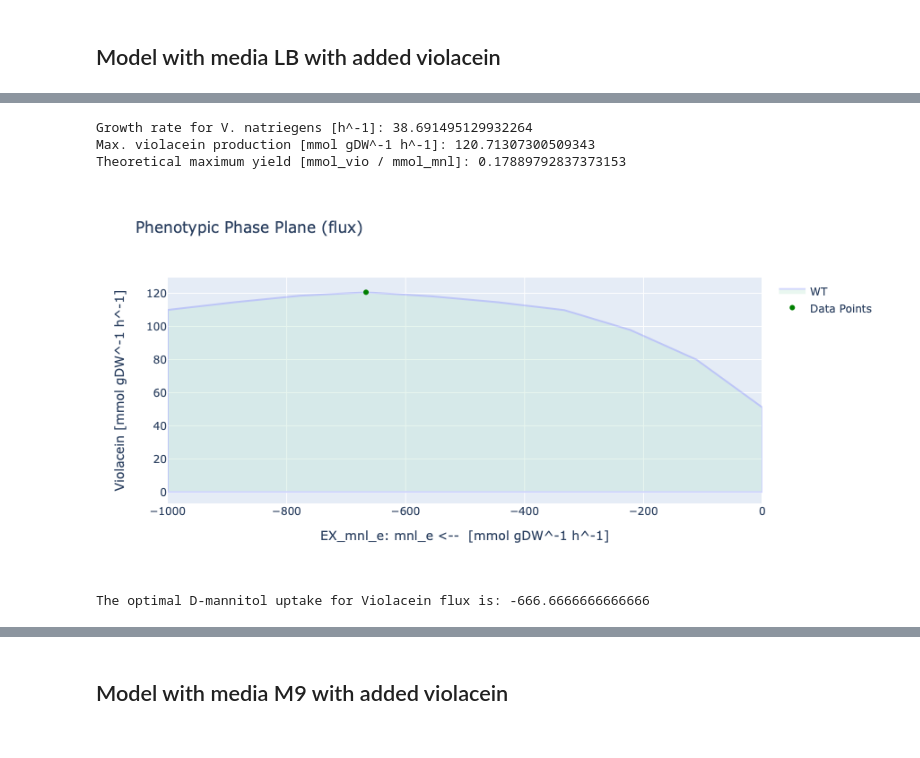
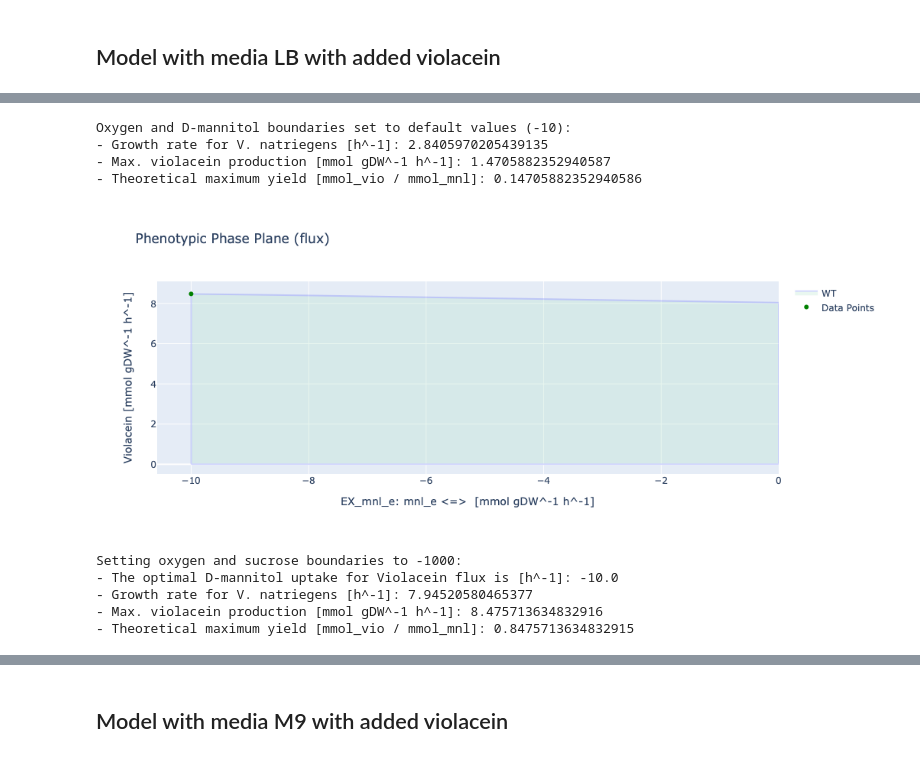
Before and after one commit to 27410/group-assignment-2021-group_1_vibrio_natriegens_2021, a Jupyter notebook: Substrates_study.ipynb, the cells around one changed output, grey strips where cells are left out. Saved outputs shown, nothing was run; the diff lists cells and outputs as text; code cells hidden in the pictures.

```diff
--- a/Substrates_study.ipynb
+++ b/Substrates_study.ipynb
@@ -16,3 +12,8 @@ print(model_LB_vio_fad.optimize().fluxes['Violacein'])
+# %%
+ratio = model_LB_vio_fad.problem.Constraint(
+    1.9*model_LB_vio_fad.reactions.Violacein.flux_expression - 1*model_LB_vio_fad.reactions.Deoxyviolacein.flux_expression,
+    lb=0, ub=0)
+model_LB_vio_fad.add_cons_vars(ratio)
 # %%
 # With glucose as substrate
 medium = model_LB_vio_fad.medium
@@ -63,49 +74,61 @@ Setting o2 boundary to -1000, and glucose boundary to -1000:
-# %%
-# With glucose as substrate
-medium = model_LB_vio_fad.medium
-with model_LB_vio_fad:
-    model_LB_vio_fad.objective = model_LB_vio_fad.reactions.Growth
-    growth_rate = model_LB_vio_fad.optimize().objective_value
-    model_LB_vio_fad.objective = model_LB_vio_fad.reactions.Violacein
-    violacein_production = model_LB_vio_fad.optimize().objective_value
-    violacein_glc_yield = violacein_production / (-1*model_LB_vio_fad.reactions.EX_glc__D_e.flux)
-
-    print('Setting o2 boundary to -1000, and glucose boundary to -1000:')
-    print('- Growth rate for V. natriegens [h^-1]:', growth_rate)
-    print('- Max. violacein production [mmol gDW^-1 h^-1]:', violacein_production)
-    print('- Theoretical maximum yield [mmol_vio / mmol_glc]:', violacein_glc_yield)
 # %%
 # With D-mannitol as substrate
 medium = model_LB_vio_fad.medium
+
 with model_LB_vio_fad:
+
     medium['EX_glc__D_e'] = 0
-    medium['EX_mnl_e'] = 1000
+    medium['EX_mnl_e'] = 10
     model_LB_vio_fad.medium = medium
+
+    model_LB_vio_fad.objective = model_LB_vio_fad.reactions.Violacein
+    violacein_production = model_LB_vio_fad.optimize().objective_value
+
     model_LB_vio_fad.objective = model_LB_vio_fad.reactions.Growth
     growth_rate = model_LB_vio_fad.optimize().objective_value
+
+    violacein_mnl_yield = violacein_production / (-1*model_LB_vio_fad.reactions.EX_mnl_e.flux)
+
+    print('Oxygen and D-mannitol boundaries set to default values (-10):')
+    print('- Growth rate for V. natriegens [h^-1]:', growth_rate)
+    print('- Max. violacein production [mmol gDW^-1 h^-1]:', violacein_production)
+    print('- Theoretical maximum yield [mmol_vio / mmol_mnl]:', violacein_mnl_yield)
+
+    model_LB_vio_fad.reactions.EX_o2_e.lower_bound = -100
+    model_LB_vio_fad.reactions.EX_mnl_e.lower_bounds = -100
+
     model_LB_vio_fad.objective = model_LB_vio_fad.reactions.Violacein
     violacein_production = model_LB_vio_fad.optimize().objective_value
+
+    model_LB_vio_fad.objective = model_LB_vio_fad.reactions.Growth
+    growth_rate = model_LB_vio_fad.optimize().objective_value
+
     violacein_mnl_yield = violacein_production / (-1*model_LB_vio_fad.reactions.EX_mnl_e.flux)
 
-    print('Growth rate for V. natriegens [h^-1]:', growth_rate)
-    print('Max. violacein production [mmol gDW^-1 h^-1]:', violacein_production)
-    print('Theoretical maximum yield [mmol_vio / mmol_mnl]:', violacein_mnl_yield)
-
-    model_LB_vio_fad.reactions.EX_mnl_e.bounds = -1000,0
     result = phenotypic_phase_plane(model_LB_vio_fad,
                                 variables=[model_LB_vio_fad.reactions.EX_mnl_e],
                                 objective=model_LB_vio_fad.reactions.Violacein,
                                 points=10)
     x = result.data_frame.EX_mnl_e[result.data_frame.objective_upper_bound.idxmax()]
     y = result.data_frame.objective_upper_bound[result.data_frame.objective_upper_bound.idxmax()]
     result.plot(plotter, points=[(x,y)], points_colors=["green"])
-    print("The optimal D-mannitol uptake for Violacein flux is:", result.data_frame.EX_mnl_e[result.data_frame.objective_upper_bound.idxmax()])
+
+    print('Setting oxygen and sucrose boundaries to -1000:')
+    print("- The optimal D-mannitol uptake for Violacein flux is [h^-1]:", result.data_frame.EX_mnl_e[result.data_frame.objective_upper_bound.idxmax()])
+    print('- Growth rate for V. natriegens [h^-1]:', growth_rate)
+    print('- Max. violacein production [mmol gDW^-1 h^-1]:', violacein_production)
+    print('- Theoretical maximum yield [mmol_vio / mmol_mnl]:', violacein_mnl_yield)
 # %% [output]
-Growth rate for V. natriegens [h^-1]: 38.691495129932264
-Max. violacein production [mmol gDW^-1 h^-1]: 120.71307300509343
-Theoretical maximum yield [mmol_vio / mmol_mnl]: 0.17889792837373153
+Oxygen and D-mannitol boundaries set to default values (-10):
+- Growth rate for V. natriegens [h^-1]: 2.8405970205439135
+- Max. violacein production [mmol gDW^-1 h^-1]: 1.4705882352940587
+- Theoretical maximum yield [mmol_vio / mmol_mnl]: 0.14705882352940586
-[figure, old version]
+[figure, new version]
-The optimal D-mannitol uptake for Violacein flux is: -666.6666666666666
+Setting oxygen and sucrose boundaries to -1000:
+- The optimal D-mannitol uptake for Violacein flux is [h^-1]: -10.0
+- Growth rate for V. natriegens [h^-1]: 7.94520580465377
+- Max. violacein production [mmol gDW^-1 h^-1]: 8.475713634832916
+- Theoretical maximum yield [mmol_vio / mmol_mnl]: 0.8475713634832915
 # %%
 # With sucrose as substrate
 medium = model_LB_vio_fad.medium
```
Also changed, not shown: parts of 5 cells of this notebook, 1 other file.
